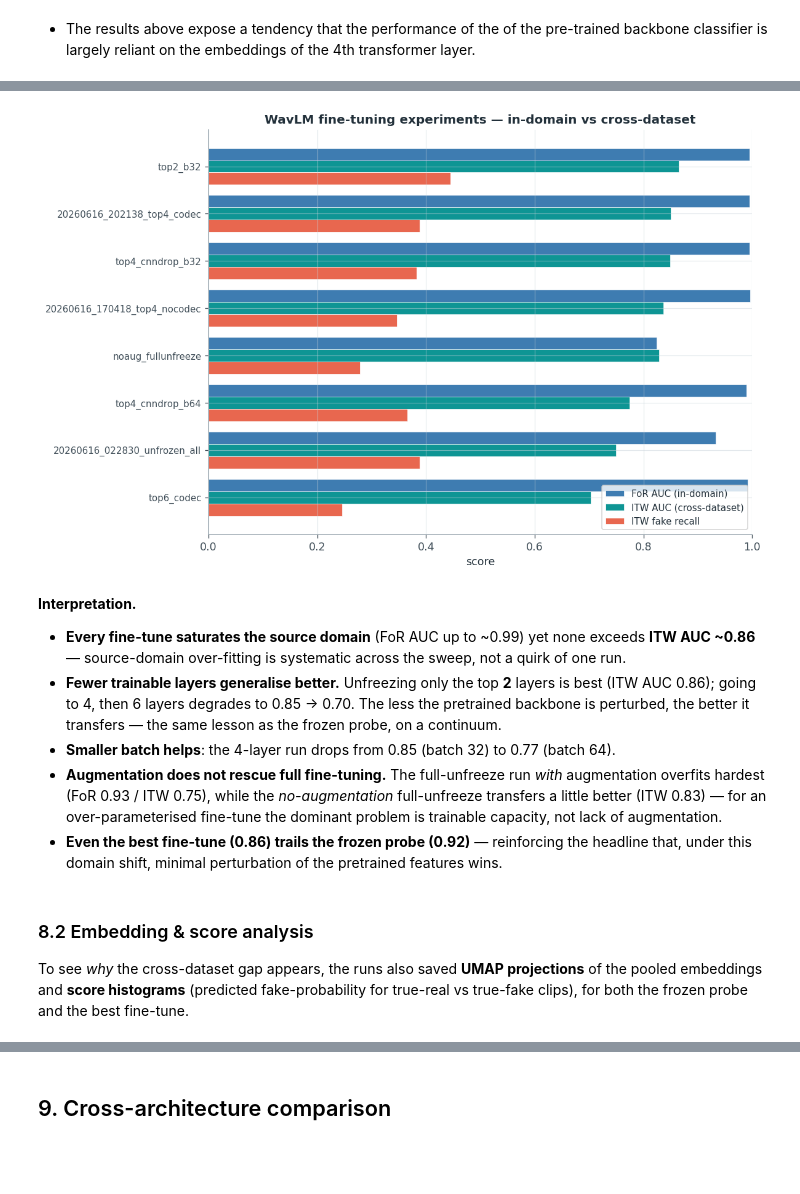
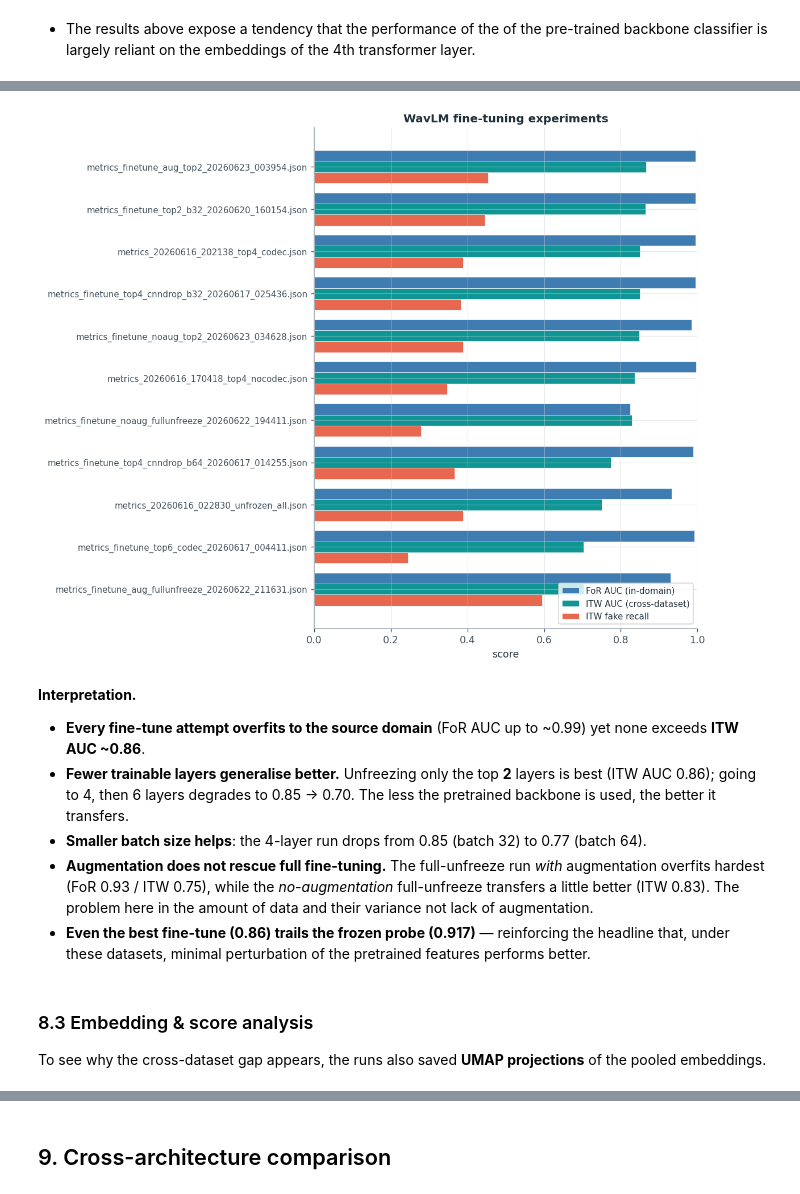
Before and after one commit to KonstaninosKaimakis/audio-deepfake-detection-DL, a Jupyter notebook: report.ipynb, the cells around one changed output, grey strips where cells are left out. Cells and saved outputs as stored; diff of their text form; code cells hidden in the pictures; blank space fills up the shorter version.

```diff
--- a/report.ipynb
+++ b/report.ipynb
@@ -525,31 +578,56 @@ Beyond the frozen probe, we ran a sweep of **full fine-tuning** configurations,
 # %%
-import glob, re
+import glob
+import json
+import os
+import re
+import pandas as pd
 
 ft_rows = []
 for f in sorted(glob.glob(str(RESULTS / "wavlm_base_plus_finetune" / "metrics_*.json"))):
-    d = json.load(open(f)); name = f.split("/")[-1]
-    cfg = d.get("config", {}); ft = cfg.get("finetune", {}) if isinstance(cfg, dict) else {}
+    d = json.load(open(f))
+
+    # Safely extract the file name on Windows
+    name = os.path.basename(f)
+
+    cfg = d.get("config", {})
+    ft = cfg.get("finetune", {}) if isinstance(cfg, dict) else {}
     aug = d.get("augmentation")
+
     # trainable layers: prefer config, else parse the run name
     nl = ft.get("n_trainable_layers")
     if nl is None:
         mm = re.search(r"top(\d+)", name)
         nl = int(mm.group(1)) if mm else ("all" if re.search(r"unfro|unfreeze", name) else "all")
+
     # augmentation label
     if not aug or "noaug" in name:
         al = "none"
     else:
         pc = aug.get("aug_p_codec", 0) or 0
         al = "noise+RIR+codec" if (("codec" in name and "nocodec" not in name) or pc > 0) else "noise+RIR"
+
     bs = ft.get("batch_size")
     if bs is None:
         mb = re.search(r"b(\d+)", name); bs = int(mb.group(1)) if mb else 32
-    lab = re.sub(r"^metrics_(finetune_)?", "", name)
-    lab = re.sub(r"_?\d{8}_\d{6}\.json$", "", lab).replace(".json", "")
+
     t, v = d.get("itw_test", {}), d.get("for_val", {})
-    ft_rows.append({"variant": lab, "trainable_layers": nl, "augmentation": al, "batch": bs,
-                    "FoR_AUC": v.get("auc"), "ITW_AUC": t.get("auc"),
-                    "ITW_acc": t.get("acc"), "ITW_fake_recall": t.get("recall_fake")})
+
+    ft_rows.append({
+        "variant": name, # Uses the full file name here
+        "trainable_layers": nl,
+        "augmentation": al,
+        "batch": bs,
+
+        # FoR metrics
+        "FoR_AUC": v.get("auc"),
+        "FoR_acc": v.get("acc"),
+        "FoR_fake_recall": v.get("recall_fake"),
+
+        # ITW metrics
+        "ITW_AUC": t.get("auc"),
+        "ITW_acc": t.get("acc"),
+        "ITW_fake_recall": t.get("recall_fake")
+    })
 
 ft_df = pd.DataFrame(ft_rows).sort_values("ITW_AUC", ascending=False).reset_index(drop=True)
 style_table(ft_df)
@@ -566,27 +647,27 @@ style_table(ft_df)
 # %%
 m = ft_df.set_index("variant"); order = m.sort_values("ITW_AUC").index
 y = np.arange(len(order)); h = 0.26
 plt.figure(figsize=(10, 0.62 * len(order) + 1.5))
 plt.barh(y + h, m.loc[order, "FoR_AUC"],         h, label="FoR AUC (in-domain)",     color=PAL["blue"],  edgecolor="white", linewidth=0.4)
 plt.barh(y,     m.loc[order, "ITW_AUC"],         h, label="ITW AUC (cross-dataset)", color=PAL["teal"],  edgecolor="white", linewidth=0.4)
 plt.barh(y - h, m.loc[order, "ITW_fake_recall"], h, label="ITW fake recall",         color=PAL["coral"], edgecolor="white", linewidth=0.4)
 plt.yticks(y, order, fontsize=9); plt.xlim(0, 1.0); plt.xlabel("score")
-plt.title("WavLM fine-tuning experiments — in-domain vs cross-dataset")
+plt.title("WavLM fine-tuning experiments")
 plt.legend(loc="lower right", fontsize=9)
 plt.tight_layout(); plt.show()
 # %% [output]
-[figure, old version]
+[figure, new version]
 # %% [markdown]
 **Interpretation.**
 
-- **Every fine-tune saturates the source domain** (FoR AUC up to ~0.99) yet none exceeds **ITW AUC ~0.86** — source-domain over-fitting is systematic across the sweep, not a quirk of one run.
-- **Fewer trainable layers generalise better.** Unfreezing only the top **2** layers is best (ITW AUC 0.86); going to 4, then 6 layers degrades to 0.85 → 0.70. The less the pretrained backbone is perturbed, the better it transfers — the same lesson as the frozen probe, on a continuum.
-- **Smaller batch helps**: the 4-layer run drops from 0.85 (batch 32) to 0.77 (batch 64).
-- **Augmentation does not rescue full fine-tuning.** The full-unfreeze run *with* augmentation overfits hardest (FoR 0.93 / ITW 0.75), while the *no-augmentation* full-unfreeze transfers a little better (ITW 0.83) — for an over-parameterised fine-tune the dominant problem is trainable capacity, not lack of augmentation.
-- **Even the best fine-tune (0.86) trails the frozen probe (0.92)** — reinforcing the headline that, under this domain shift, minimal perturbation of the pretrained features wins.
+- **Every fine-tune attempt overfits to the source domain** (FoR AUC up to ~0.99) yet none exceeds **ITW AUC ~0.86**.
+- **Fewer trainable layers generalise better.** Unfreezing only the top **2** layers is best (ITW AUC 0.86); going to 4, then 6 layers degrades to 0.85 → 0.70. The less the pretrained backbone is used, the better it transfers.
+- **Smaller batch size helps**: the 4-layer run drops from 0.85 (batch 32) to 0.77 (batch 64).
+- **Augmentation does not rescue full fine-tuning.** The full-unfreeze run *with* augmentation overfits hardest (FoR 0.93 / ITW 0.75), while the *no-augmentation* full-unfreeze transfers a little better (ITW 0.83). The problem here in the amount of data and their variance not lack of augmentation.
+- **Even the best fine-tune (0.86) trails the frozen probe (0.917)** — reinforcing the headline that, under these datasets, minimal perturbation of the pretrained features performs better.
 # %% [markdown]
-### 8.2 Embedding & score analysis
+### 8.3 Embedding & score analysis
 
-To see *why* the cross-dataset gap appears, the runs also saved **UMAP projections** of the pooled embeddings and **score histograms** (predicted fake-probability for true-real vs true-fake clips), for both the frozen probe and the best fine-tune.
+To see why the cross-dataset gap appears, the runs also saved **UMAP projections** of the pooled embeddings.
 # %%
 import matplotlib.image as mpimg
```
Also changed, not shown: parts of 17 cells of this notebook.
